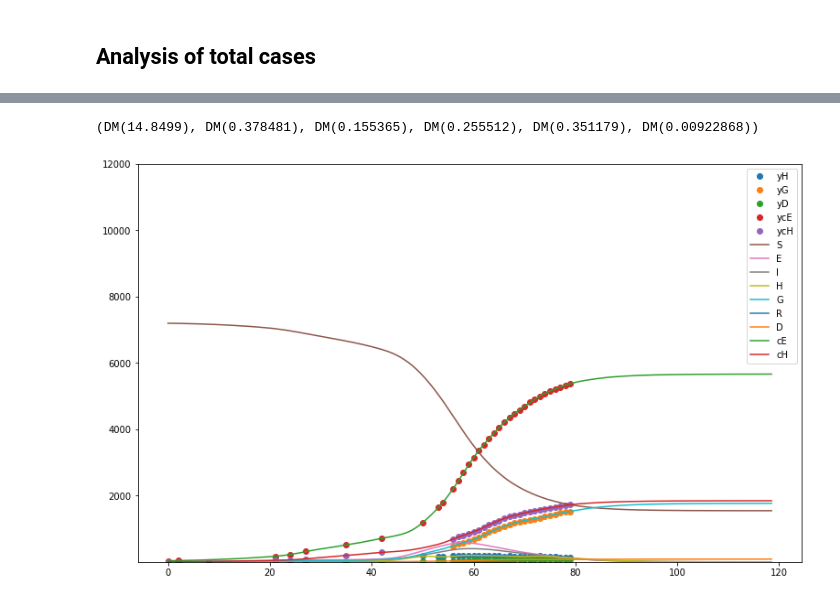
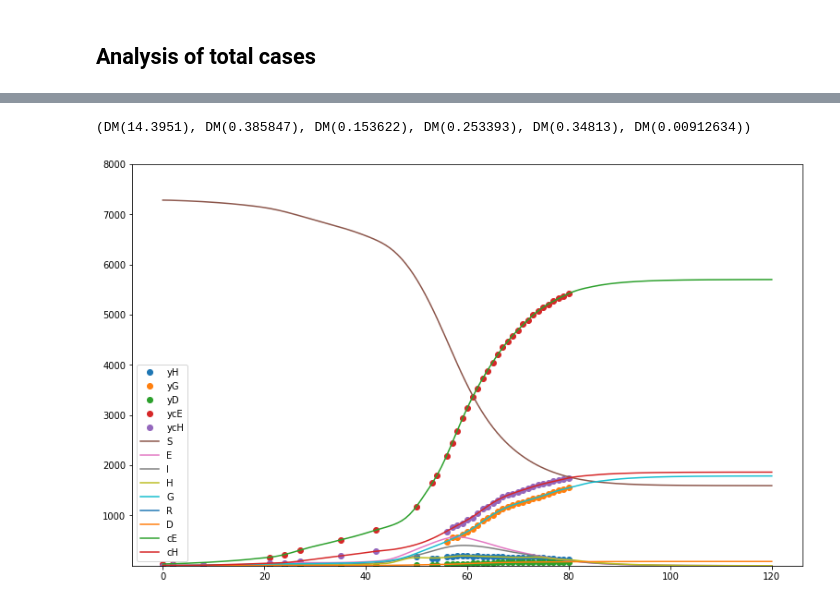
Before and after one commit to dwu402/pypei, a Jupyter notebook: samoa-data.ipynb, the cells around one changed output, grey strips where cells are left out. Cells and saved outputs as stored; diff of their text form; code cells hidden in the pictures.

```diff
--- a/samoa-data.ipynb
+++ b/samoa-data.ipynb
@@ -221,15 +221,15 @@ plt.axvline(prange[idx], color='r')
 # %%
 fig, ax=plt.subplots(figsize=[13, 8])
 for data_dots in [H,G,D,cE,cH]:
     ax.plot(time, data_dots, 'o')
 for data_stripe in getx(sols[idx]['x']):
     ax.plot(model.observation_times, data_stripe)
 plt.legend(['yH', 'yG', 'yD', 'ycE', 'ycH', 'S', 'E', 'I', 'H', 'G', 'R', 'D', 'cE', 'cH'])
-plt.ylim([1e-5, 12000])
+plt.ylim([1e-5, 8000])
 print(getp(sols[idx]['x']))
 # %% [output]
-(DM(14.8499), DM(0.378481), DM(0.155365), DM(0.255512), DM(0.351179), DM(0.00922868))
+(DM(14.3951), DM(0.385847), DM(0.153622), DM(0.253393), DM(0.34813), DM(0.00912634))
-[figure, old version]
+[figure, new version]
 # %%
 print(list(zip("bgedam", getp(sols[idx]['x']))))
 
```
Also changed, not shown: parts of 27 cells of this notebook, 4 other files.
